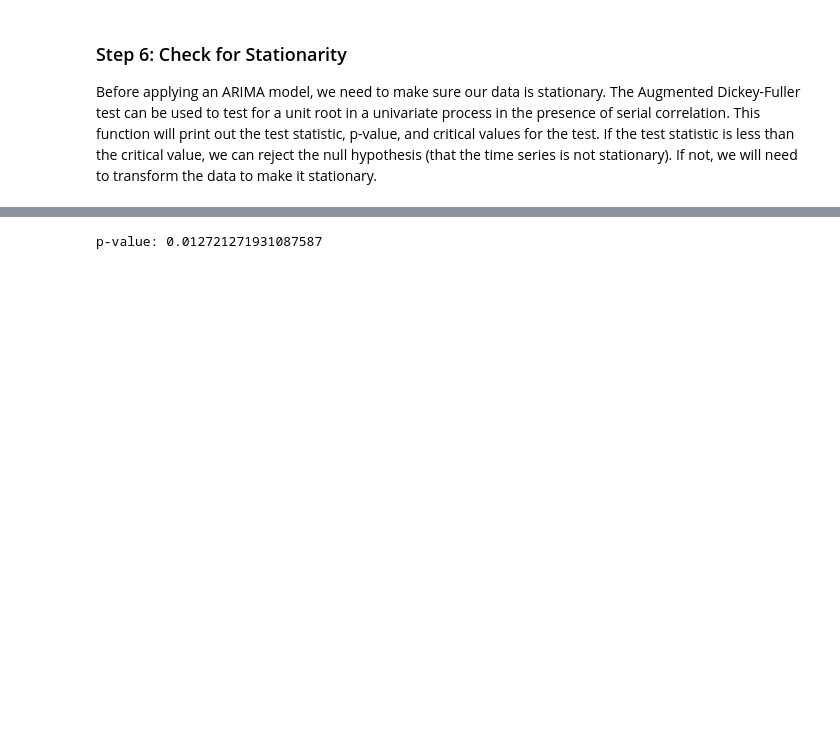
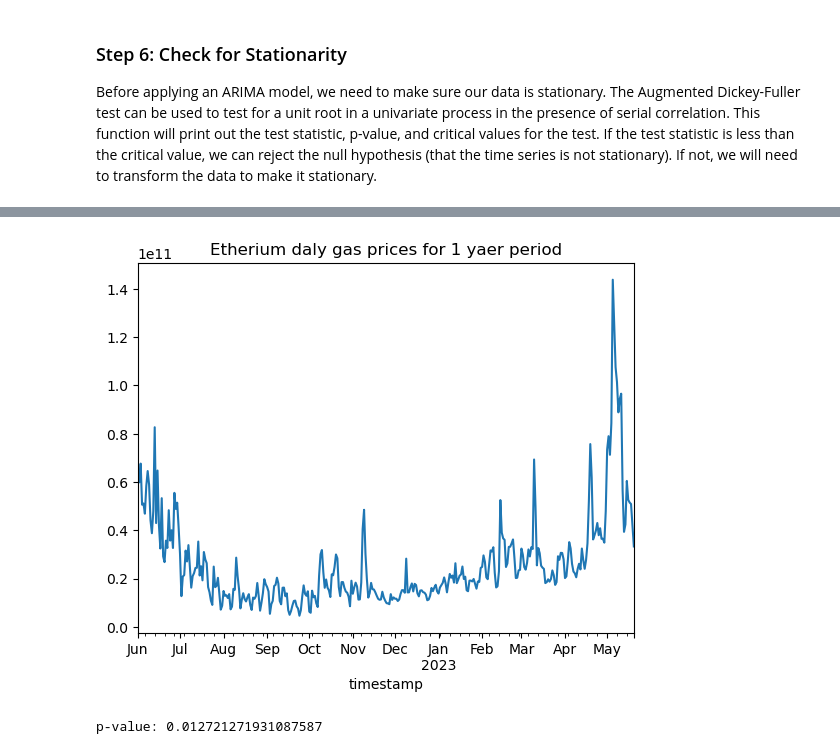
Before and after one commit to najibabounasr/AuthentiChain, a Jupyter notebook: alchemy_api.ipynb, the cells around one changed output, grey strips where cells are left out. Cells and saved outputs as stored; diff of their text form; code cells hidden in the pictures; blank space fills up the shorter version.

```diff
--- a/alchemy_api.ipynb
+++ b/alchemy_api.ipynb
@@ -246,3 +290,8 @@ This function will print out the test statistic, p-value, and critical values fo
+# %%
+daily_gas_price_df['gas_price'].plot(
+    title="Etherium daly gas prices for 1 yaer period");
+# %% [output]
+[figure, added]
 # %%
 adf_test = adfuller(daily_gas_price_df['gas_price'])
 print(f'p-value: {adf_test[1]}')
```
Also changed, not shown: parts of 45 cells of this notebook, 10 other files.
